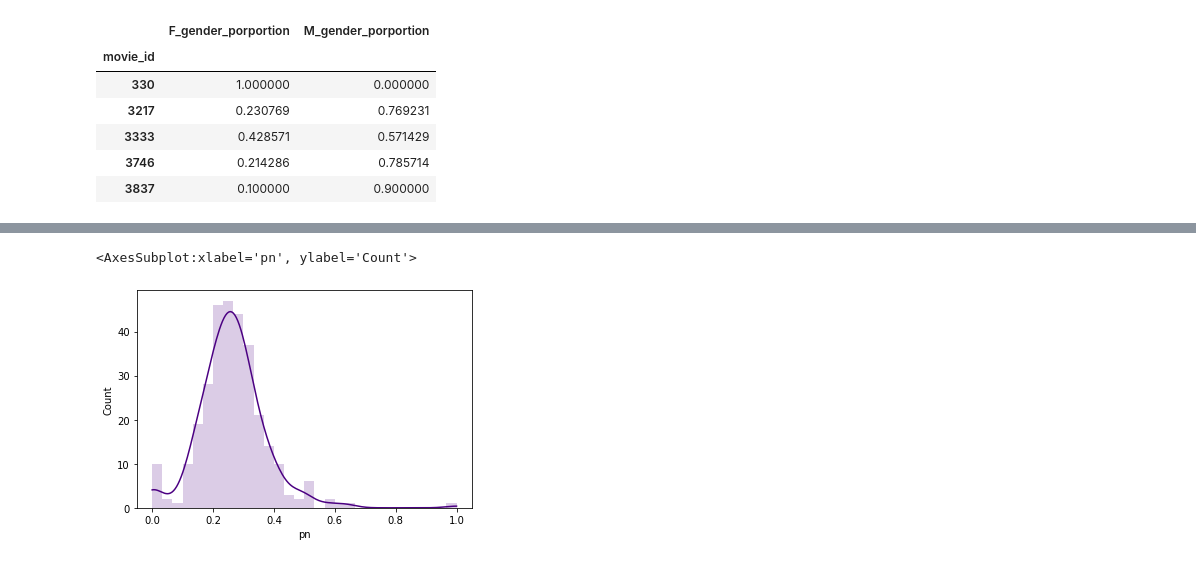
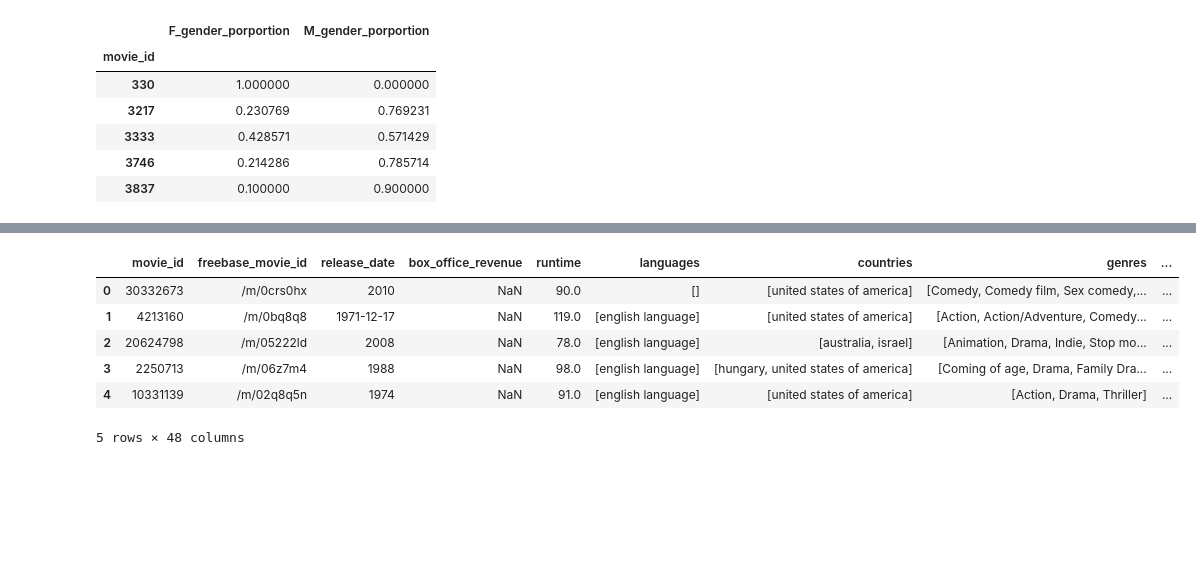
Before and after one commit to epfl-ada/ada-2022-project-adlucere2022, a Jupyter notebook: merge.ipynb, the cells around one changed output, grey strips where cells are left out. Drawn from its saved outputs; the diff is of its cells as text; code cells hidden in the pictures; blank space fills up the shorter version.

```diff
--- a/merge.ipynb
+++ b/merge.ipynb
@@ -575,7 +641,13 @@ merged_data
-# %%
-import seaborn as sns
-
-sns.histplot(merged_data['pn'], kde=True, alpha=0.2,linewidth=0, color = 'indigo')
-# %% [output]
-<AxesSubplot:xlabel='pn', ylabel='Count'>
-[figure, removed]
+# %%
+movie_data.drop_duplicates(subset = 'movie_id', inplace = True)
+# %%
+movie_data = pd.merge(movie_data, ratings, left_on = 'titleId', right_on = 'tconst')
+movie_data.head()
+# %% [output]
+|  | movie_id | freebase_movie_id | release_date | box_office_revenue | runtime | languages | countries | genres | ... |
+| 0 | 30332673 | /m/0crs0hx | 2010 | NaN | 90.0 | [] | [united states of america] | [Comedy, Comedy film, Sex comedy,... | ... |
+| 1 | 4213160 | /m/0bq8q8 | 1971-12-17 | NaN | 119.0 | [english language] | [united states of america] | [Action, Action/Adventure, Comedy... | ... |
+| 2 | 20624798 | /m/05222ld | 2008 | NaN | 78.0 | [english language] | [australia, israel] | [Animation, Drama, Indie, Stop mo... | ... |
+| 3 | 2250713 | /m/06z7m4 | 1988 | NaN | 98.0 | [english language] | [hungary, united states of america] | [Coming of age, Drama, Family Dra... | ... |
+| 4 | 10331139 | /m/02q8q5n | 1974 | NaN | 91.0 | [english language] | [united states of america] | [Action, Drama, Thriller] | ... |
+5 rows × 48 columns
```
Also changed, not shown: parts of 22 cells of this notebook, 2 other files.
